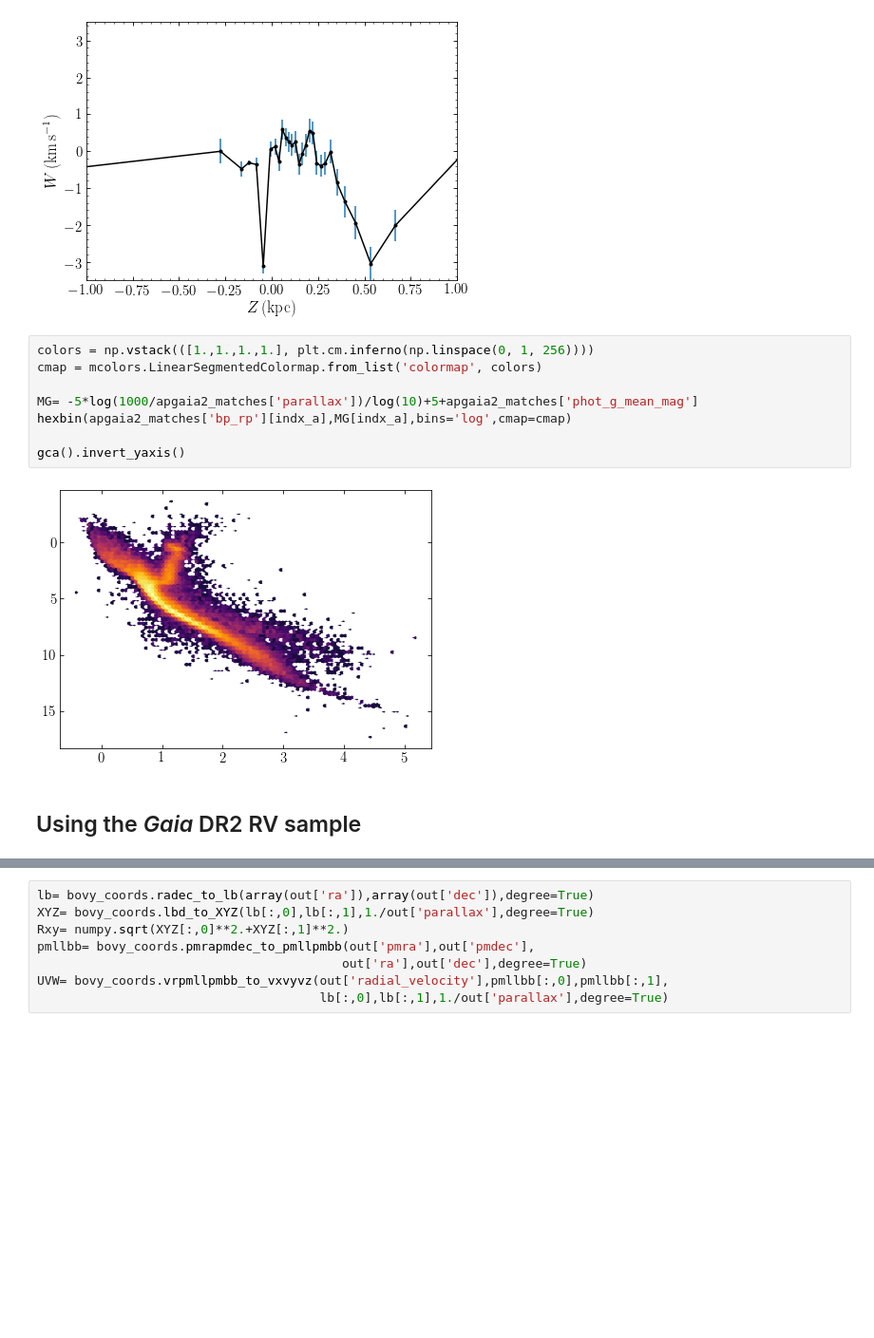
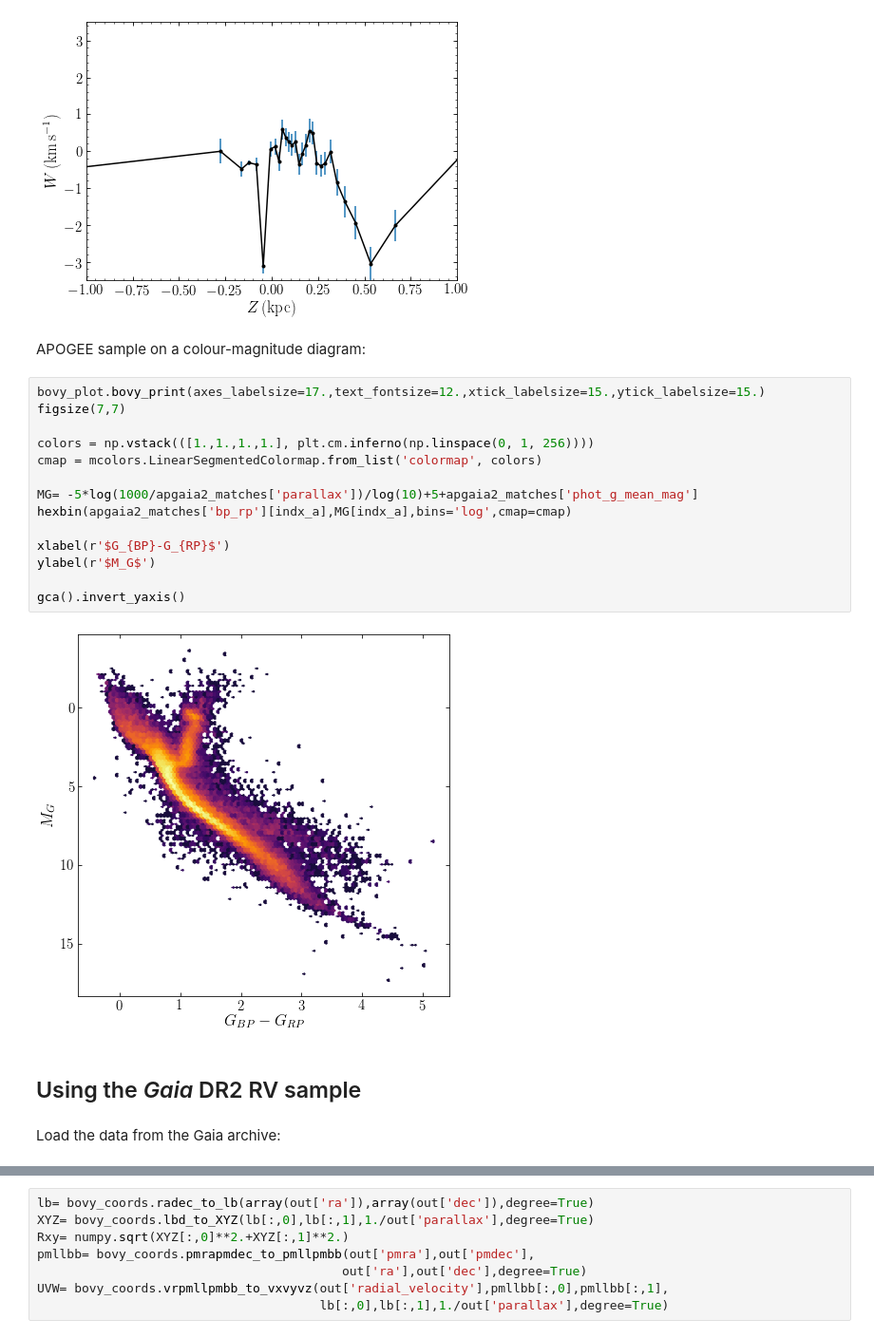
Before and after one commit to morganb-phys/VWaves-GaiaDR2, a Jupyter notebook: py/VerticalVelocities.ipynb, the cells around one changed output, grey strips where cells are left out. Shown at 95% size. Saved outputs shown, nothing was run; the diff lists cells and outputs as text; blank space fills up the shorter version.

```diff
--- a/py/VerticalVelocities.ipynb
+++ b/py/VerticalVelocities.ipynb
@@ -161,18 +166,28 @@ errorbar(XYZ_a[indx_a,2][sindx_a][::showskip_a],numpy.array(running_median_apoge
 # %% [output]
 <Container object of 3 artists>
 [figure]
+# %% [markdown]
+APOGEE sample on a colour-magnitude diagram:
 # %%
+bovy_plot.bovy_print(axes_labelsize=17.,text_fontsize=12.,xtick_labelsize=15.,ytick_labelsize=15.)
+figsize(7,7)
+
 colors = np.vstack(([1.,1.,1.,1.], plt.cm.inferno(np.linspace(0, 1, 256))))
 cmap = mcolors.LinearSegmentedColormap.from_list('colormap', colors)
 
 MG= -5*log(1000/apgaia2_matches['parallax'])/log(10)+5+apgaia2_matches['phot_g_mean_mag']
 hexbin(apgaia2_matches['bp_rp'][indx_a],MG[indx_a],bins='log',cmap=cmap)
 
+xlabel(r'$G_{BP}-G_{RP}$')
+ylabel(r'$M_G$')
+
 gca().invert_yaxis()
 # %% [output]
-[figure, old version]
+[figure, new version]
 # %% [markdown]
 ## Using the *Gaia* DR2 RV sample
+# %% [markdown]
+Load the data from the Gaia archive:
 # %%
 velquery= '''SELECT radial_velocity, radial_velocity_error, phot_g_mean_mag, bp_rp,
 ra, dec, parallax, parallax_error, pmra, pmra_error, pmdec, pmdec_error
```
Also changed, not shown: parts of 34 cells of this notebook, 4 other files.
